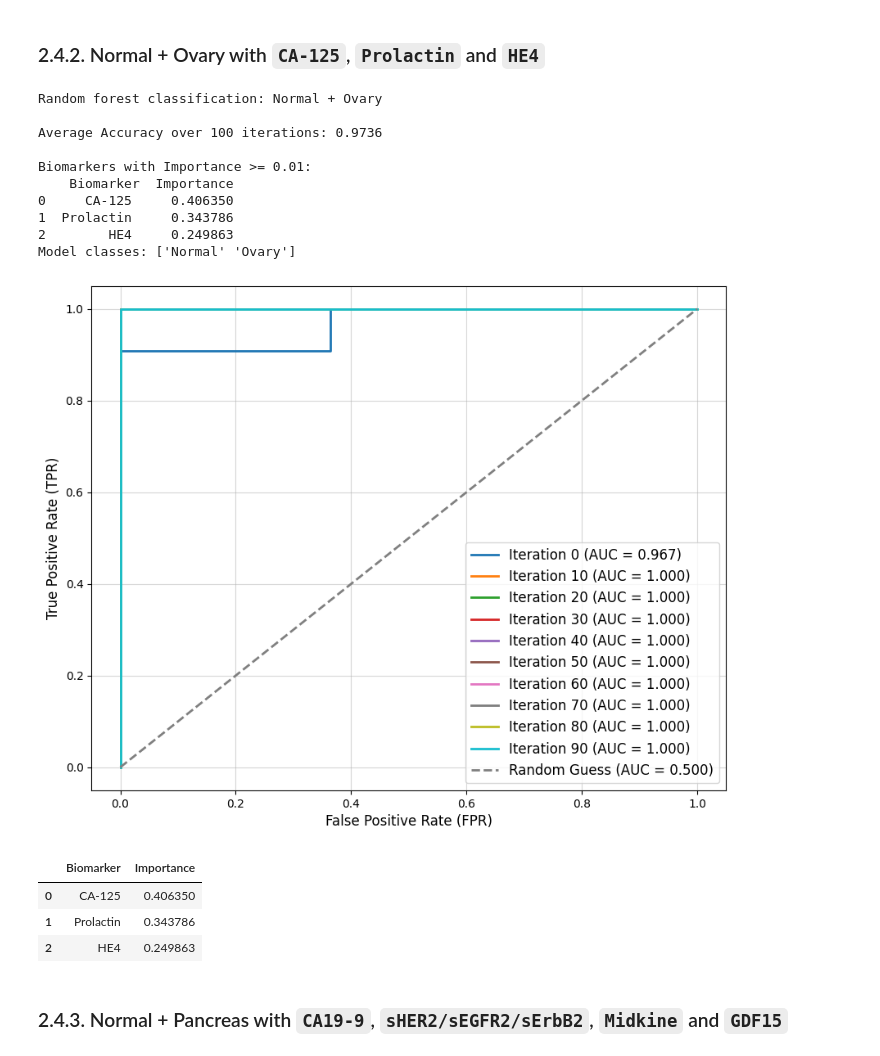
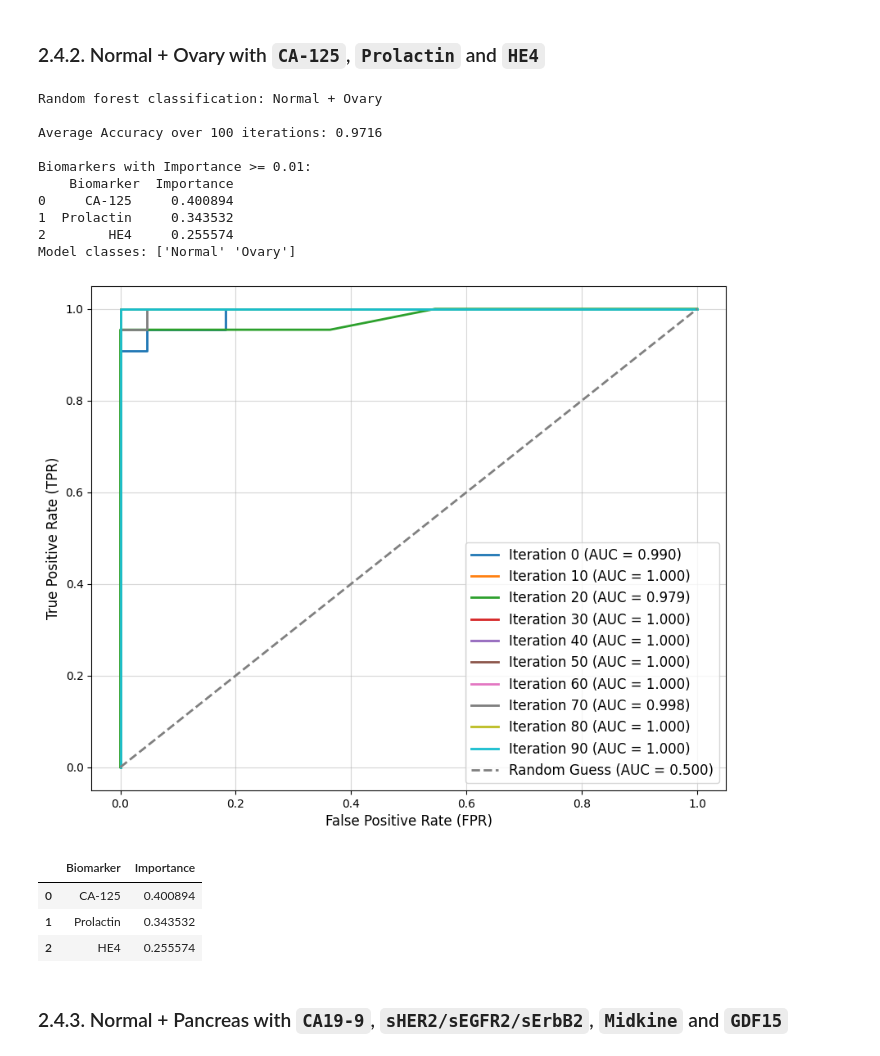
Before and after one commit to subhajitbn/Cancer-Biomarkers-from-Clinical-Data, a Jupyter notebook: tutorial-full.ipynb, the cells around one changed output. Drawn from its saved outputs; the diff is of its cells as text; code cells hidden in the pictures.

```diff
--- a/tutorial-full.ipynb
+++ b/tutorial-full.ipynb
@@ -431,30 +431,30 @@ Model classes: ['Liver' 'Normal']
 # %%
 ovary_finalized_biomarkers = [i for i, _ in ovary_shared_nature_of_biomarkers]
 rf_normal_cancers(categories = categories,
                   dfs = dfs,
                   cancer1_category_index = 6,
                   selected_biomarkers = np.array(ovary_finalized_biomarkers),
-                  test_size = 0.2,
+                  test_size = 0.4,
                   iterations = 100,
                   threshold = 0.01,
                   debug = True,
                   roc = True)
 # %% [output]
 Random forest classification: Normal + Ovary
 
-Average Accuracy over 100 iterations: 0.9736
+Average Accuracy over 100 iterations: 0.9716
 
 Biomarkers with Importance >= 0.01:
     Biomarker  Importance
-0     CA-125     0.406350
-1  Prolactin     0.343786
-2        HE4     0.249863
+0     CA-125     0.400894
+1  Prolactin     0.343532
+2        HE4     0.255574
 Model classes: ['Normal' 'Ovary']
-[figure, old version]
+[figure, new version]
 |  | Biomarker | Importance |
-| 0 | CA-125 | 0.406350 |
-| 1 | Prolactin | 0.343786 |
-| 2 | HE4 | 0.249863 |
+| 0 | CA-125 | 0.400894 |
+| 1 | Prolactin | 0.343532 |
+| 2 | HE4 | 0.255574 |
 # %% [markdown]
 ### 2.4.3. Normal + Pancreas with `CA19-9`, `sHER2/sEGFR2/sErbB2`, `Midkine` and `GDF15`
 # %%
```
Also changed, not shown: parts of 3 cells of this notebook, 3 other files.
